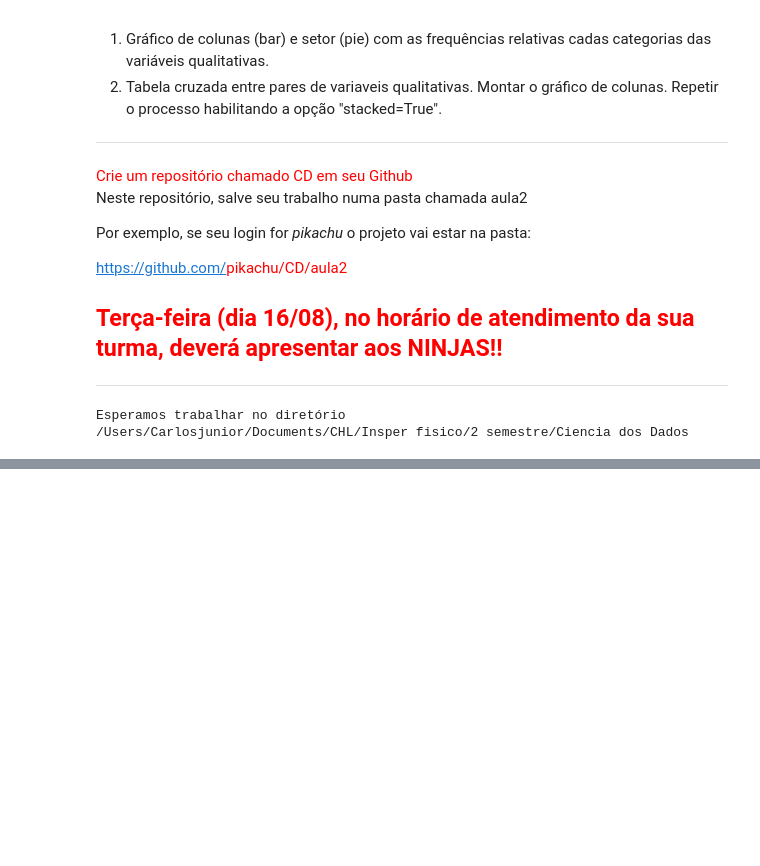
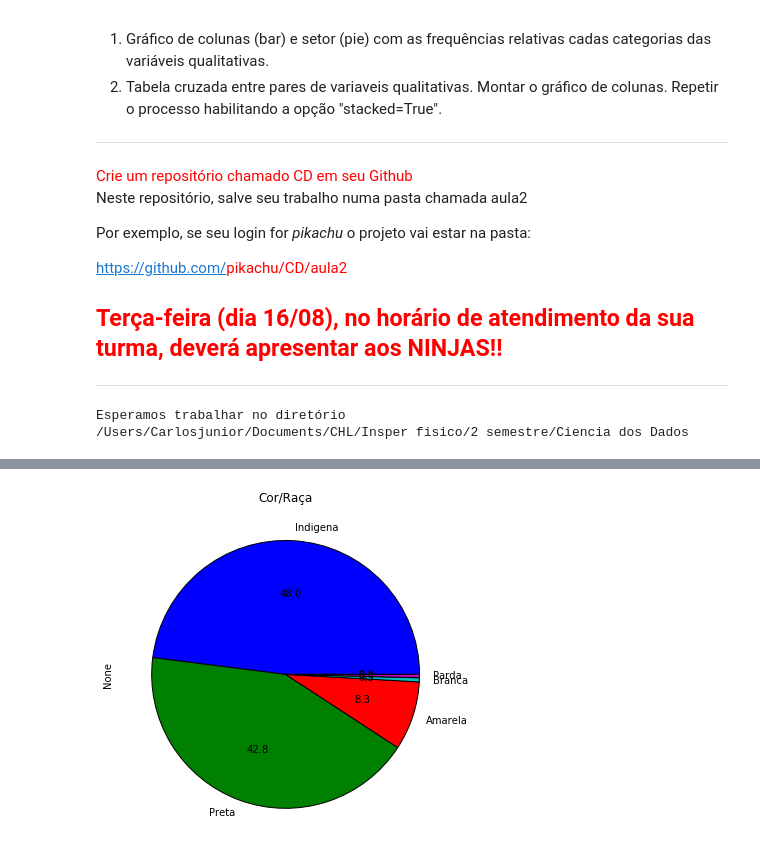
Before and after one commit to carloshljr/CD, a Jupyter notebook: Aula02 Atividade Variáveis Qualitativas com PNAD.ipynb, the cells around one changed output, grey strips where cells are left out. Saved outputs shown, nothing was run; the diff lists cells and outputs as text; code cells hidden in the pictures; blank space fills up the shorter version.

```diff
--- a/Aula02 Atividade Variáveis Qualitativas com PNAD.ipynb
+++ b/Aula02 Atividade Variáveis Qualitativas com PNAD.ipynb
@@ -175,0 +226,4 @@ dados.UF=dados.UF.astype('category')
+# %%
+plot = ut2.plot(kind='pie',title='Cor/Raça',autopct='%.1f',figsize=(6, 6))
+# %% [output]
+[figure, added]
```
Also changed, not shown: parts of 59 cells of this notebook.
